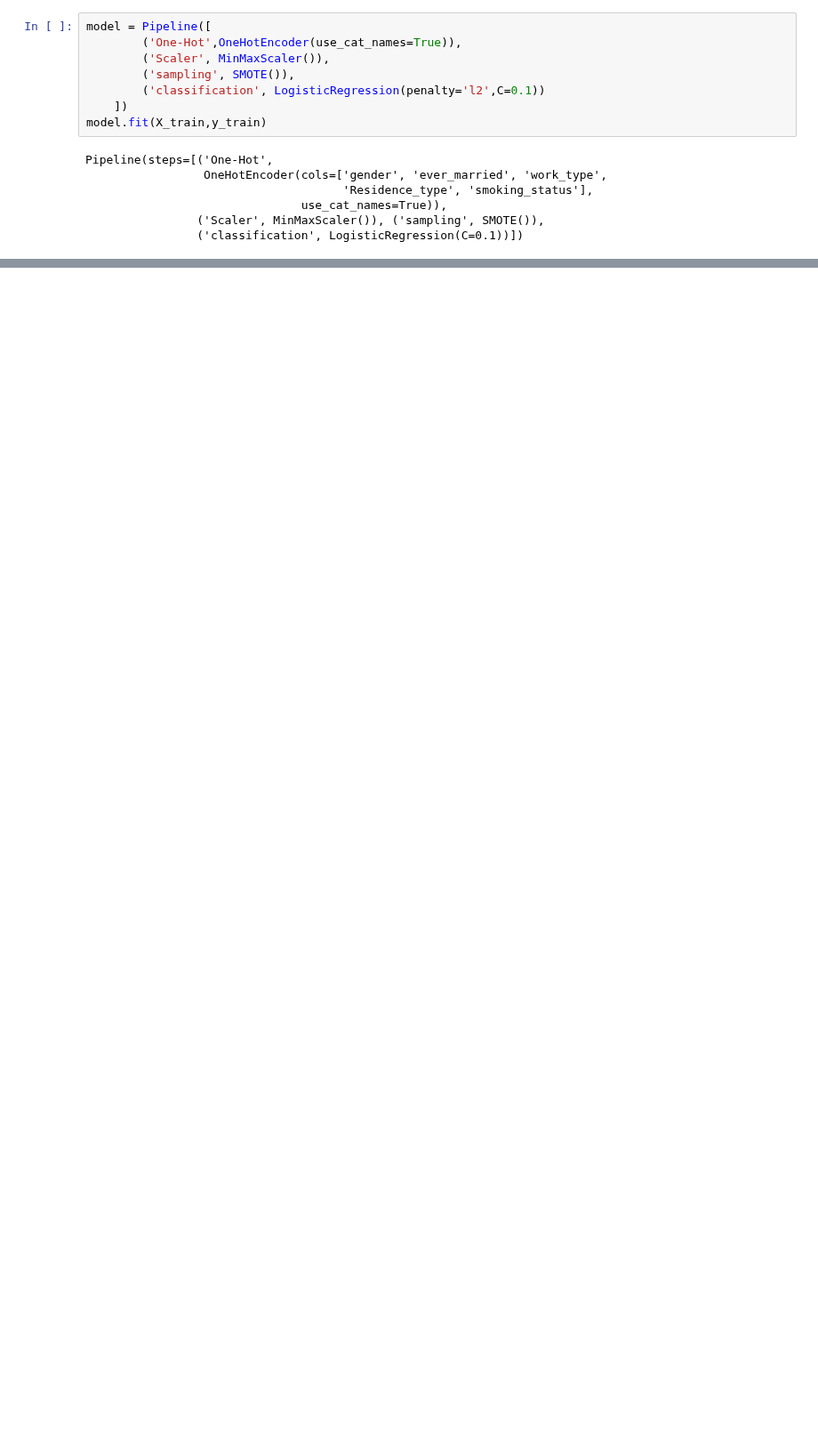
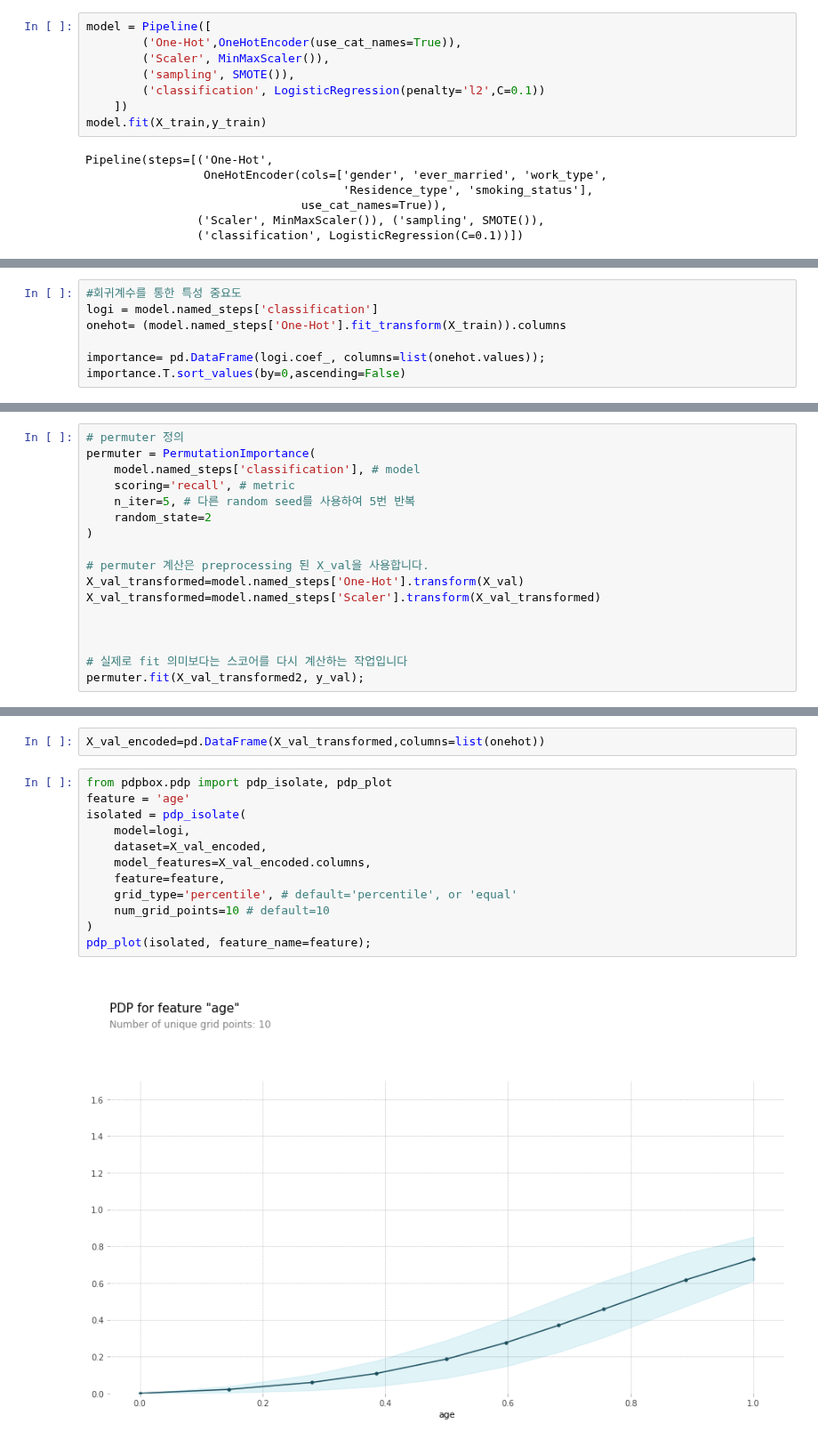
Before and after one commit to sanha-hwang/Stroke-prediction, a Jupyter notebook: Project2_Stroke_Prediction.ipynb, the cells around one changed output, grey strips where cells are left out. Shown at 89% size. Saved outputs shown, nothing was run; the diff lists cells and outputs as text; blank space fills up the shorter version.

```diff
--- a/Project2_Stroke_Prediction.ipynb
+++ b/Project2_Stroke_Prediction.ipynb
@@ -714,0 +630,7 @@ f1-score : 0.20, auc : 0.75
+# %%
+#회귀계수를 통한 특성 중요도
+logi = model.named_steps['classification']
+onehot= (model.named_steps['One-Hot'].fit_transform(X_train)).columns
+
+importance= pd.DataFrame(logi.coef_, columns=list(onehot.values));
+importance.T.sort_values(by=0,ascending=False)
@@ -714,0 +657,17 @@ f1-score : 0.20, auc : 0.75
+# %%
+# permuter 정의
+permuter = PermutationImportance(
+    model.named_steps['classification'], # model
+    scoring='recall', # metric
+    n_iter=5, # 다른 random seed를 사용하여 5번 반복
+    random_state=2
+)
+
+# permuter 계산은 preprocessing 된 X_val을 사용합니다.
+X_val_transformed=model.named_steps['One-Hot'].transform(X_val)
+X_val_transformed=model.named_steps['Scaler'].transform(X_val_transformed)
+
+
+
+# 실제로 fit 의미보다는 스코어를 다시 계산하는 작업입니다
+permuter.fit(X_val_transformed2, y_val);
@@ -714,0 +735,16 @@ f1-score : 0.20, auc : 0.75
+# %%
+X_val_encoded=pd.DataFrame(X_val_transformed,columns=list(onehot))
+# %%
+from pdpbox.pdp import pdp_isolate, pdp_plot
+feature = 'age'
+isolated = pdp_isolate(
+    model=logi,
+    dataset=X_val_encoded,
+    model_features=X_val_encoded.columns,
+    feature=feature,
+    grid_type='percentile', # default='percentile', or 'equal'
+    num_grid_points=10 # default=10
+)
+pdp_plot(isolated, feature_name=feature);
+# %% [output]
+[figure, added]
```
Also changed, not shown: parts of 54 cells of this notebook.
